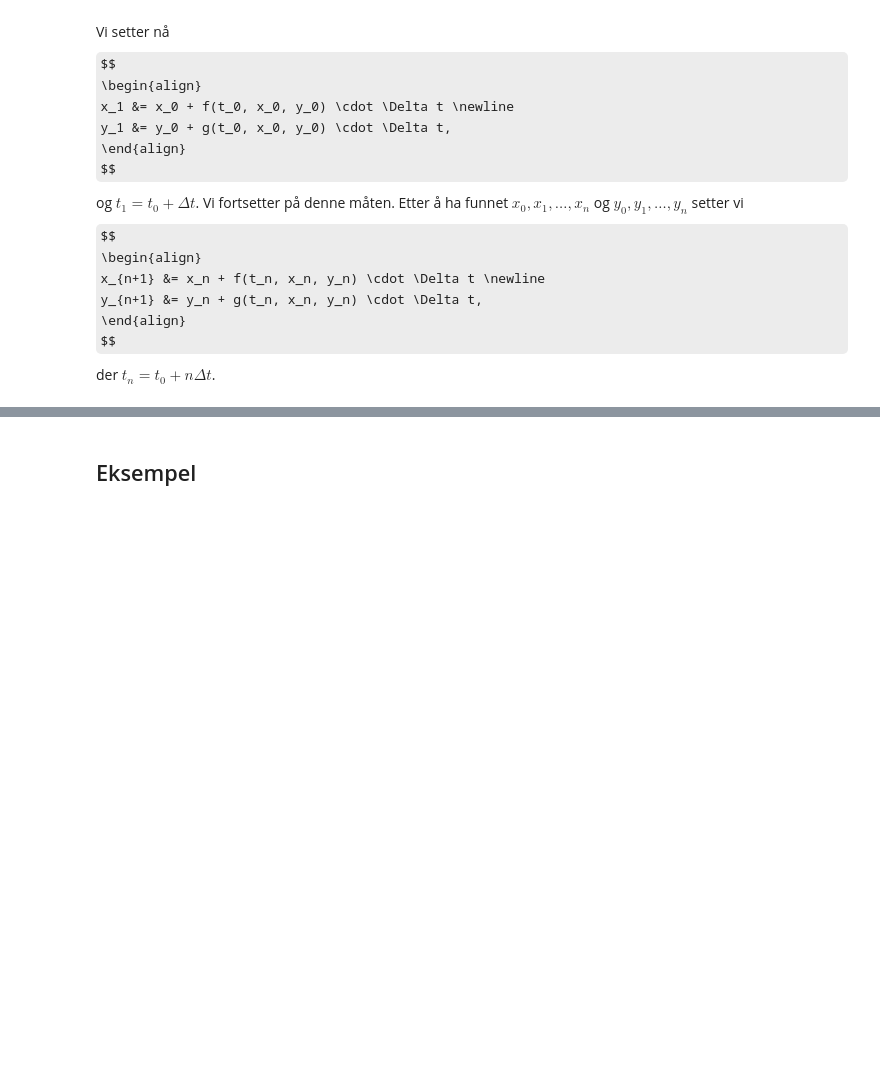
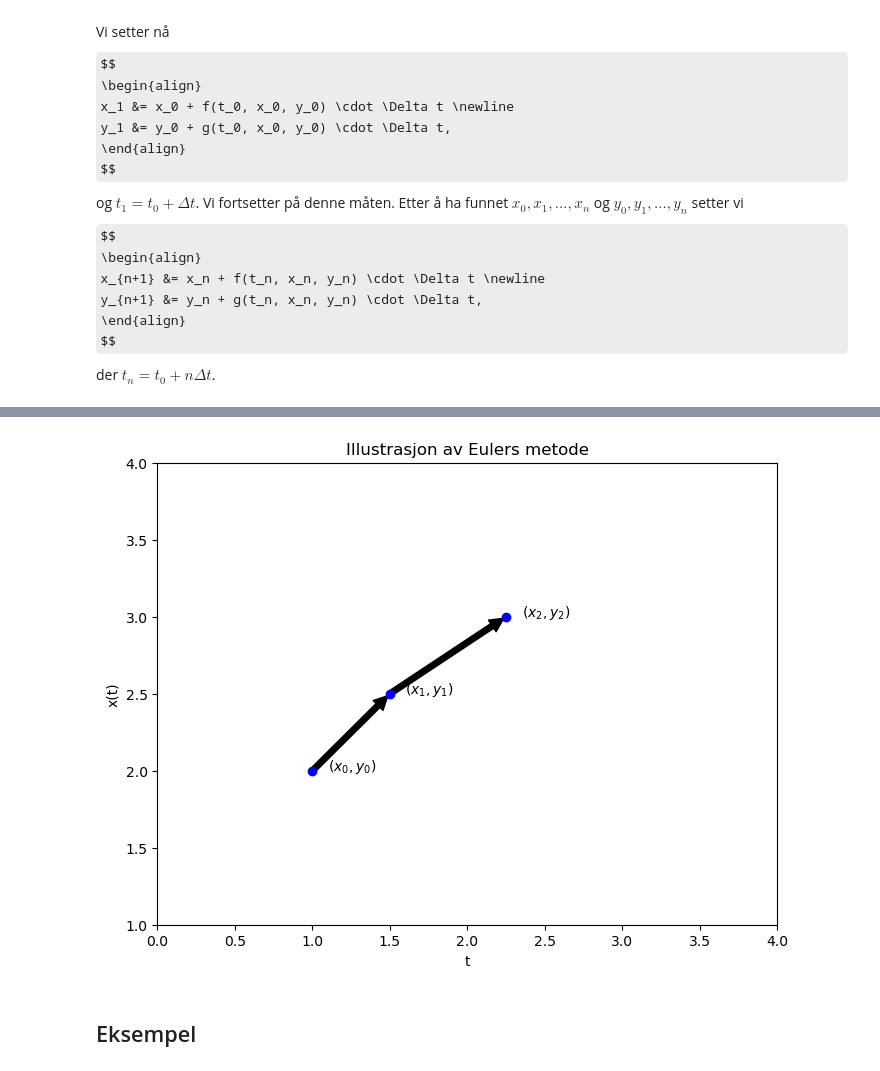
Before and after one commit to mbr085/V26MAT102, a Jupyter notebook: notebooks/uke6/Systemer_av_diffligninger.ipynb, the cells around one changed output, grey strips where cells are left out. Saved outputs shown, nothing was run; the diff lists cells and outputs as text; code cells hidden in the pictures; some formulas as TeX source; blank space fills up the shorter version.

```diff
--- a/notebooks/uke6/Systemer_av_diffligninger.ipynb
+++ b/notebooks/uke6/Systemer_av_diffligninger.ipynb
@@ -107,3 +117,68 @@ der $t_n = t_0 + n \Delta t$.
+# %%
+# @title Illustrasjon av Eulers metode
+# import matplotlib.pyplot as plt
+import matplotlib.patches as patches
+# import numpy as np
+
+#velg starttid
+t0 = 1
+
+# velg startpunkt
+x0 = 1
+y0 = 2
+
+# velg steglengde
+dt = 0.5
+
+def f(t, x, y):
+    return x
+
+def g(t, x, y):
+    return 1
+
+v0 = (f(t0, x0, y0)*dt, g(t0, x0, y0)*dt)
+
+x1 = x0 + v0[0]
+y1 = y0 + v0[1]
+t1 = t0 + dt
+
+v1 = (f(t1, x1, y1)*dt, g(t1, x1, y1)*dt)
+
+x2 = x1 + v1[0]
+y2 = y1 + v1[1]
+t2 = t1 + dt
+# Lag en FancyArrowPatch
+plt.figure(figsize=(8,6))
+ax = plt.gca()
+arrow1 = patches.FancyArrowPatch((x0, y0), (x1, y1),
+                                 mutation_scale=20,
+                                 #arrowstyle="->",
+                                 color="k")
+arrow2 = patches.FancyArrowPatch((x1, y1), (x2, y2),
+                                 mutation_scale=20,
+                                 #arrowstyle="->",
+                                 color="k")
+
+# Legg til pilen til plottet
+ax.add_patch(arrow1)
+ax.add_patch(arrow2)
+ax.plot(x0, y0, 'bo')
+ax.text(x0 + 0.1, y0, '$(x_0, y_0)$')
+ax.plot(x1, y1, 'bo')
+ax.text(x1 + 0.1, y1, '$(x_1, y_1)$')
+ax.plot(x2, y2, 'bo')
+ax.text(x2 + 0.1, y2, '$(x_2, y_2)$')
+
+# Sett grenser for aksene for å vise pilen
+ax.set_xlim([0, 4])
+ax.set_ylim([1, 4])
+
+# Sett akser og tittel
+ax.set_xlabel('t')
+ax.set_ylabel('x(t)')
+ax.set_title("Illustrasjon av Eulers metode");
+# %% [output]
+[figure, added]
 # %% [markdown]
 ## Eksempel
 # %% [markdown]
```
Also changed, not shown: parts of 36 cells of this notebook, 3 other files.
